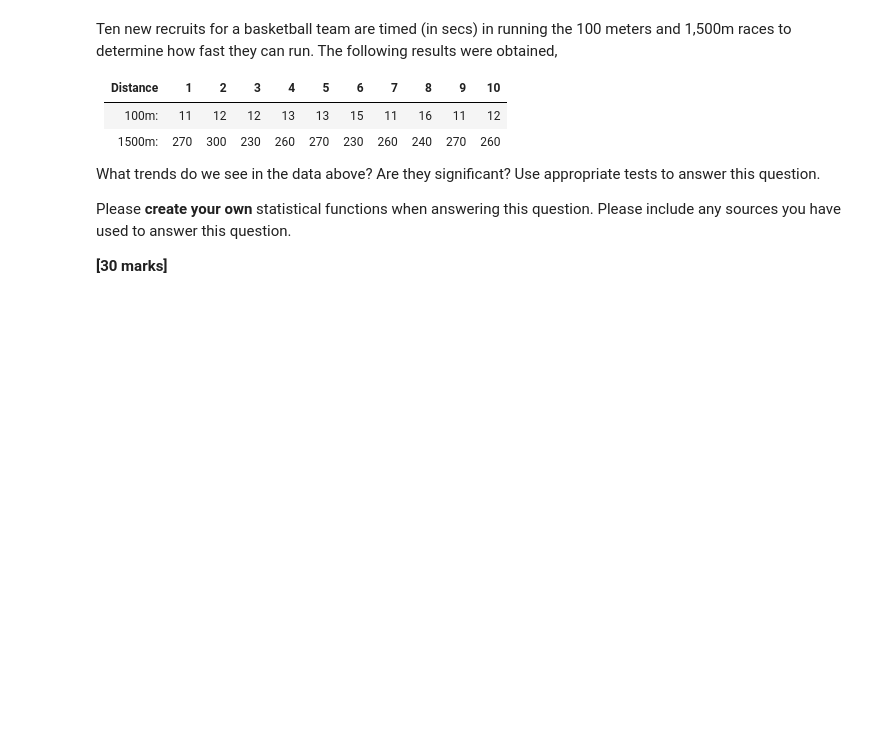
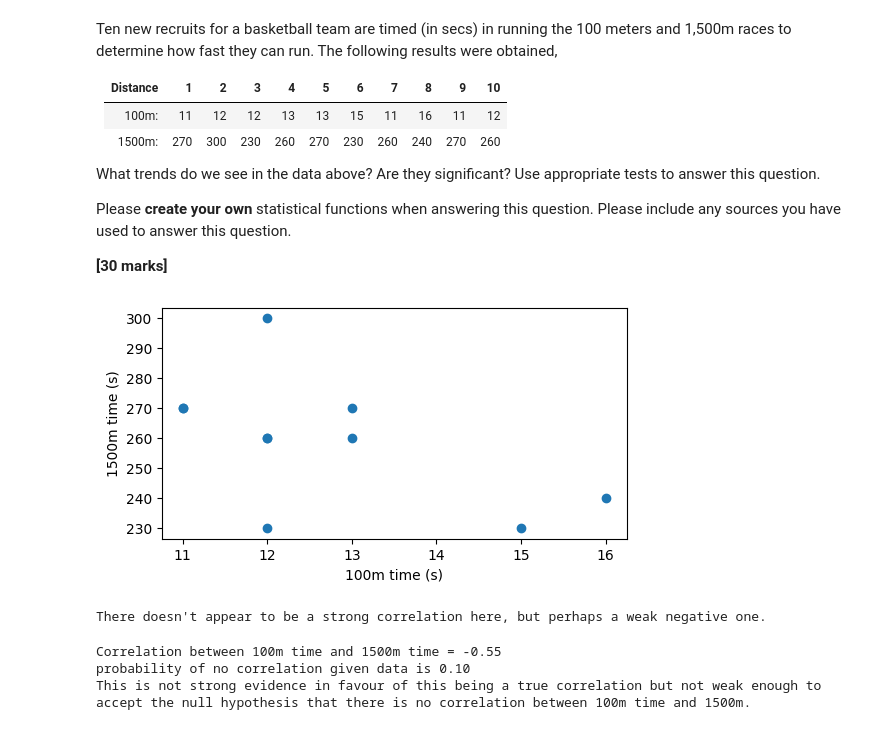
Before and after one commit to thomasarintoul/Data-Analysis-2024, a Jupyter notebook: coursework/CA_1/CA1_2023.ipynb, the cells around one changed output. Cells and saved outputs as stored; diff of their text form; code cells hidden in the pictures; blank space fills up the shorter version.

```diff
--- a/coursework/CA_1/CA1_2023.ipynb
+++ b/coursework/CA_1/CA1_2023.ipynb
@@ -236,3 +306,58 @@ What trends do we see in the data above? Are they significant? Use appropriate t
 Please **create your own** statistical functions when answering this question. Please include any sources you have used to answer this question.
 
 **[30 marks]**
+# %%
+import matplotlib.pyplot as plt
+
+# enter the times as lists
+t_100 = [11,12,12,13,13,15,12,16,11,12]
+t_1500 = [270,300,230,260,270,230,260,240,270,260]
+
+# plot the 100m times against the 1500m times
+plt.figure(figsize=(6,3))
+plt.scatter(t_100,t_1500)
+plt.xlabel('100m time (s)')
+plt.ylabel('1500m time (s)')
+plt.show()
+
+print("There doesn't appear to be a strong correlation here, but perhaps a weak negative one.")
+# %% [output]
+[figure, added]
+There doesn't appear to be a strong correlation here, but perhaps a weak negative one.
+# %%
+from scipy.stats import pearsonr
+import numpy as np
+
+# define a function to calculate a correlation coefficient
+def r_coeff(data1, data2):
+    # determine the mean of each data set
+    mean1 = np.mean(data1)
+    mean2 = np.mean(data2)
+    # calculate the sum of the product of the distance of data from mean for each set
+    numerator = np.sum((data1 - mean1)*(data2 - mean2))
+    # calculate the sum of the square distances
+    denom_pt1 = np.sum((data1 - mean1)**2)
+    denom_pt2 = np.sum((data2 - mean2)**2)
+    # calculate coefficient
+    r = numerator/np.sqrt(denom_pt1 * denom_pt2)
+    return r
+
+correl = r_coeff(t_100,t_1500)
+
+print('Correlation between 100m time and 1500m time = {:.2f}'.format(correl))
+
+# null hypothesis: there is no correlation between 100m time and 1500m time
+# therefore r = 0
+
+# want probability that there is no correlation given we know that the correlation for our sample is -0.55
+
+# not sure how to do this manually.
+
+_, p_value = pearsonr(t_100,t_1500)
+
+print('probability of no correlation given data is {:.2f}'.format(p_value))
+print('This is not strong evidence in favour of this being a true correlation but not weak enough to accept the null hypothesis that there is no correlation between 100m time and 1500m.')
+# %% [output]
+Correlation between 100m time and 1500m time = -0.55
+probability of no correlation given data is 0.10
+This is not strong evidence in favour of this being a true correlation but not weak enough to accept the null hypothesis that there is no correlation between 100m time and 1500m.
```
Also changed, not shown: parts of 2 cells of this notebook, 7 other files.
